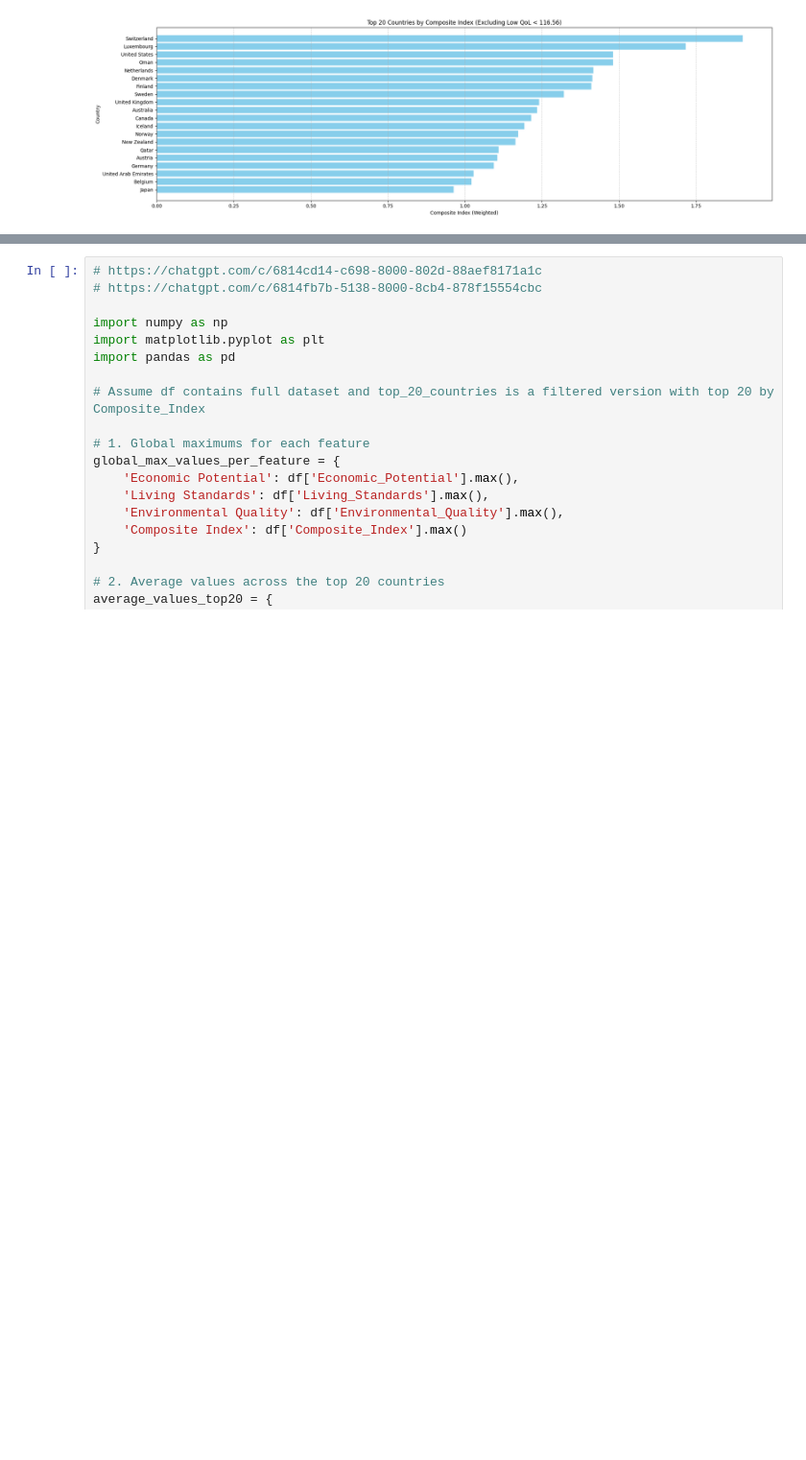
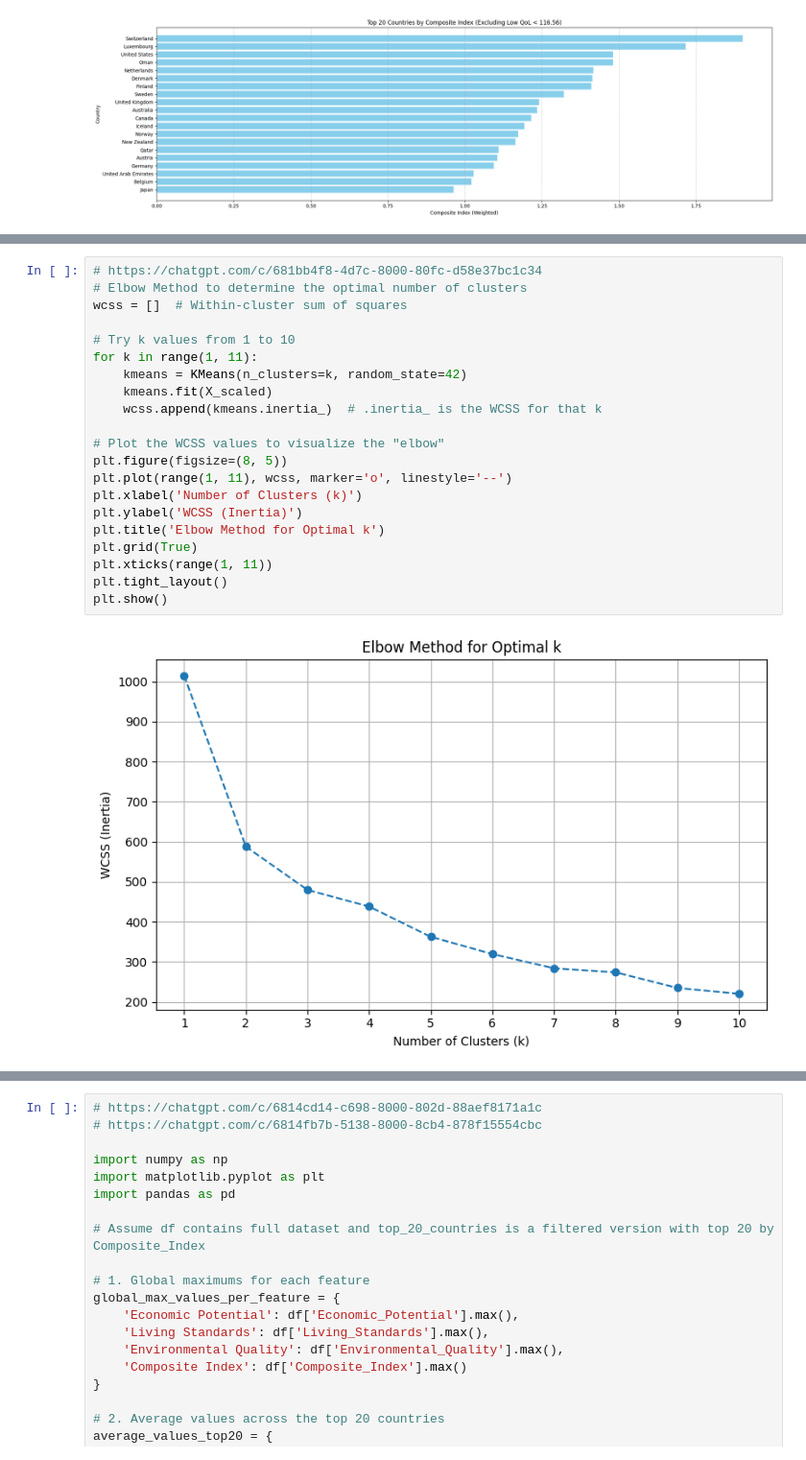
Before and after one commit to NojusMat/DataVisCA1, a Jupyter notebook: DataVisCA1_NojusMatusevicius_SD4A.ipynb, the cells around one changed output, grey strips where cells are left out. Shown at 96% size. Drawn from its saved outputs; the diff is of its cells as text; blank space fills up the shorter version.

```diff
--- a/DataVisCA1_NojusMatusevicius_SD4A.ipynb
+++ b/DataVisCA1_NojusMatusevicius_SD4A.ipynb
@@ -1788,0 +1827,23 @@ See the caveats in the documentation: https://pandas.pydata.org/pandas-docs/stab
+# %%
+# https://chatgpt.com/c/681bb4f8-4d7c-8000-80fc-d58e37bc1c34
+# Elbow Method to determine the optimal number of clusters
+wcss = []  # Within-cluster sum of squares
+
+# Try k values from 1 to 10
+for k in range(1, 11):
+    kmeans = KMeans(n_clusters=k, random_state=42)
+    kmeans.fit(X_scaled)
+    wcss.append(kmeans.inertia_)  # .inertia_ is the WCSS for that k
+
+# Plot the WCSS values to visualize the "elbow"
+plt.figure(figsize=(8, 5))
+plt.plot(range(1, 11), wcss, marker='o', linestyle='--')
+plt.xlabel('Number of Clusters (k)')
+plt.ylabel('WCSS (Inertia)')
+plt.title('Elbow Method for Optimal k')
+plt.grid(True)
+plt.xticks(range(1, 11))
+plt.tight_layout()
+plt.show()
+# %% [output]
+[figure, added]
```
Also changed, not shown: parts of 4 cells of this notebook.
